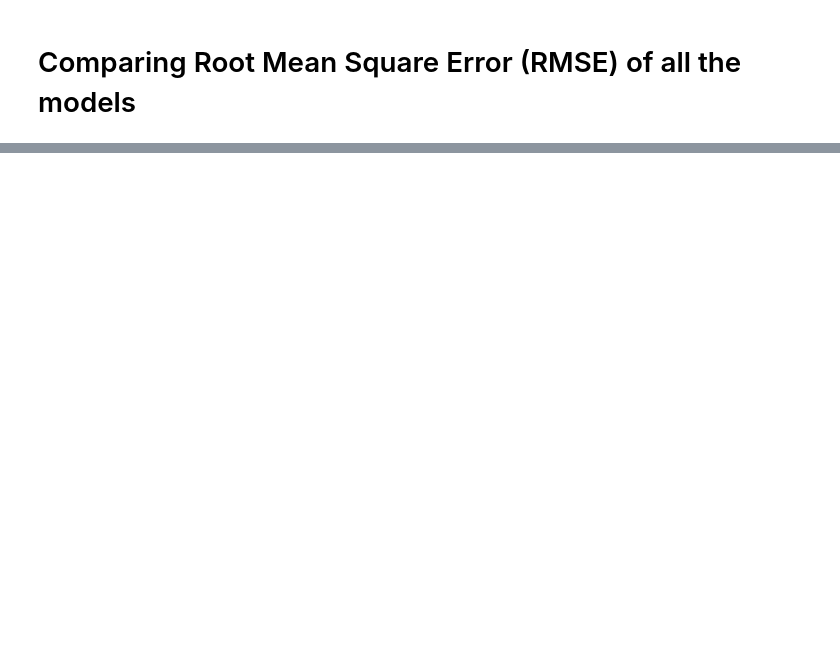
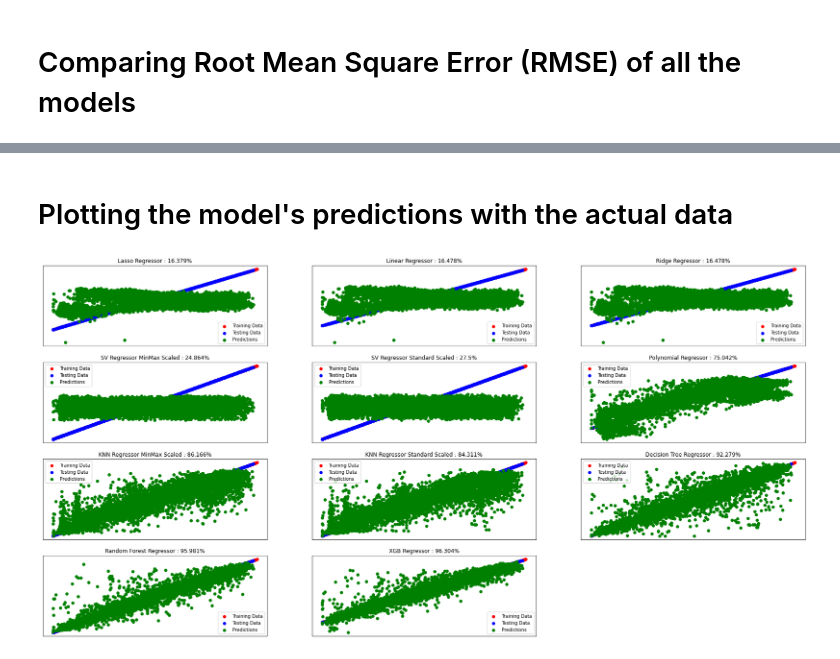
Before and after one commit to RPSingh0/MITVolume, a Jupyter notebook: metro_interstate_traffic_volume.ipynb, the cells around one changed output, grey strips where cells are left out. Cells and saved outputs as stored; diff of their text form; code cells hidden in the pictures; blank space fills up the shorter version.

```diff
--- a/metro_interstate_traffic_volume.ipynb
+++ b/metro_interstate_traffic_volume.ipynb
@@ -669,6 +669,6 @@ RMSE: 791.9743273513657
 # Fitting the model with k = 5 and predicting traffic volume
 knn_reg = KNeighborsRegressor(n_neighbors = 4)
 knn_reg.fit(X_train_knn_scaled, y_train_knn)
-knn_reg_prediction = knn_reg.predict(X_test_knn_scaled)
+knn_reg_prediction_ss = knn_reg.predict(X_test_knn_scaled)
 # %%
 accuracy = round(knn_reg.score(X_test_knn_scaled, y_test_knn) * 100, 3)
@@ -705,6 +705,6 @@ X_test_svr_scaled = scaler.fit_transform(X_test_svr)
 # Fitting and predicting traffic volume
 svr_reg = SVR(kernel = "rbf")
 svr_reg.fit(X_train_svr_scaled, y_train_svr)
-svr_reg_prediction = svr_reg.predict(X_test_svr_scaled)
+svr_reg_prediction_ss = svr_reg.predict(X_test_svr_scaled)
 # %%
 accuracy = round(svr_reg.score(X_test_svr_scaled, y_test_svr) * 100, 3)
@@ -741,6 +741,6 @@ X_test_svr_scaled = scaler.fit_transform(X_test_svr)
 # Fitting and predicting traffic volume
 svr_reg = SVR(kernel = "rbf")
 svr_reg.fit(X_train_svr_scaled, y_train_svr)
-svr_reg_prediction = svr_reg.predict(X_test_svr_scaled)
+svr_reg_prediction_mm = svr_reg.predict(X_test_svr_scaled)
 # %%
 accuracy = round(svr_reg.score(X_test_svr_scaled, y_test_svr) * 100, 3)
@@ -902,0 +909,34 @@ plt.tight_layout()
+# %% [markdown]
+# Plotting the model's predictions with the actual data
+# %%
+model_number_prediction = {1: ("Lasso Regressor", lass_reg_prediction, 16.379),
+                           2: ("Linear Regressor", lin_reg_prediction, 16.478),
+                           3: ("Ridge Regressor", rig_reg_prediction, 16.478),
+                           4: ("SV Regressor MinMax Scaled", svr_reg_prediction_mm, 24.864),
+                           5: ("SV Regressor Standard Scaled", svr_reg_prediction_ss, 27.5),
+                           6: ("Polynomial Regressor", lin_reg_p_prediction, 75.042),
+                           7: ("KNN Regressor MinMax Scaled", knn_reg_prediction_mm, 86.166),
+                           8: ("KNN Regressor Standard Scaled", knn_reg_prediction_ss, 84.311),
+                           9: ("Decision Tree Regressor", d_tree_reg_prediction, 92.279),
+                           10: ("Random Forest Regressor", rf_reg_prediction, 95.981),
+                           11: ("XGB Regressor", xgb_reg_prediction, 96.304)}
+# %%
+fig, axis = plt.subplots(nrows=4, ncols=3, figsize=(30, 15))
+# fig.suptitle("Models with their predictions", fontsize = 40)
+number = 1
+for row in range(4):
+    for col in range(3):
+        if number == 12:
+            axis[row][col].axis(False)
+            break
+        axis[row][col].scatter(y_train, y_train, color="red",label="Training Data")
+        axis[row][col].scatter(y_test, y_test, color="blue", label="Testing Data")
+        axis[row][col].scatter(y_test, model_number_prediction[number][1], color="green", label = "Predictions")
+        axis[row][col].legend()
+        axis[row][col].set_xticks([])
+        axis[row][col].set_yticks([])
+        axis[row][col].set_title(
+            f"{model_number_prediction[number][0]} : {model_number_prediction[number][2]}%")
+        number += 1
+# %% [output]
+[figure, added]
```
Also changed, not shown: parts of 24 cells of this notebook, 5 other files.
